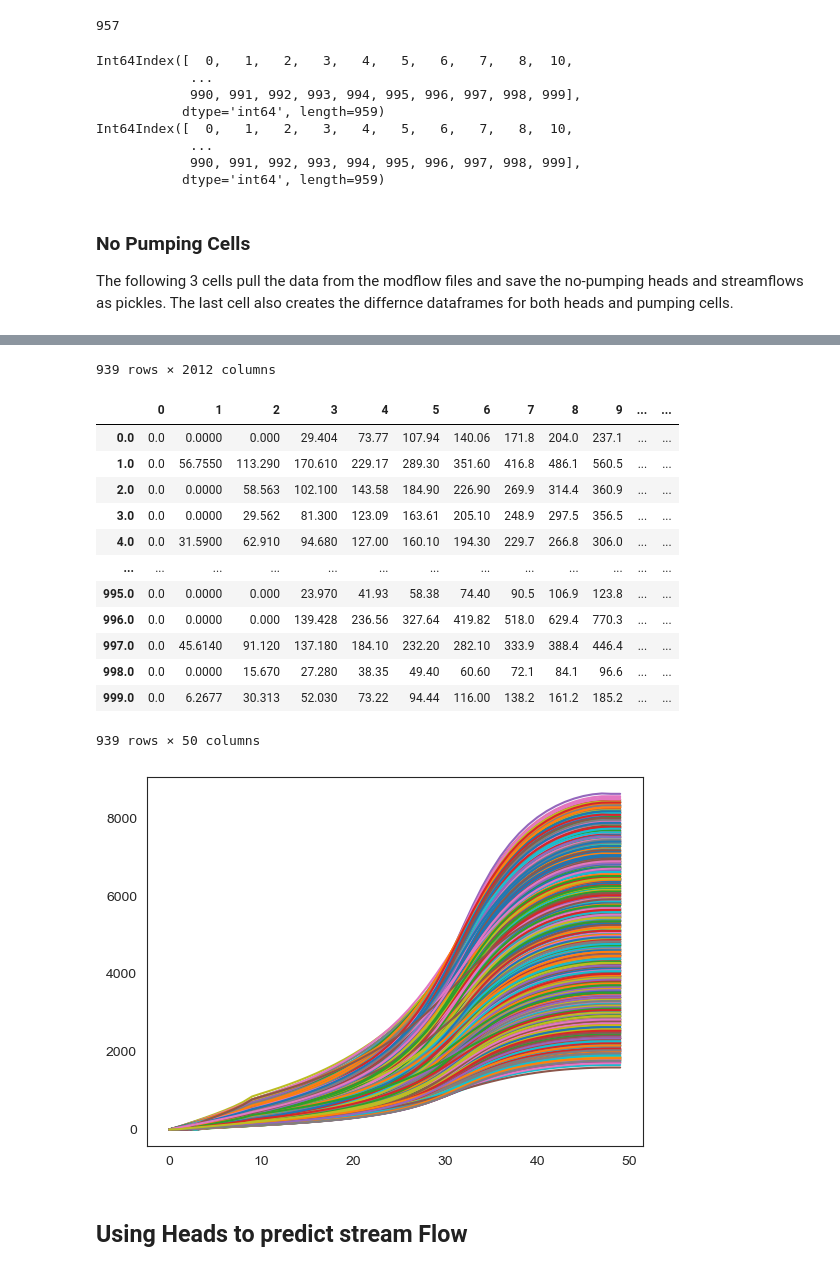
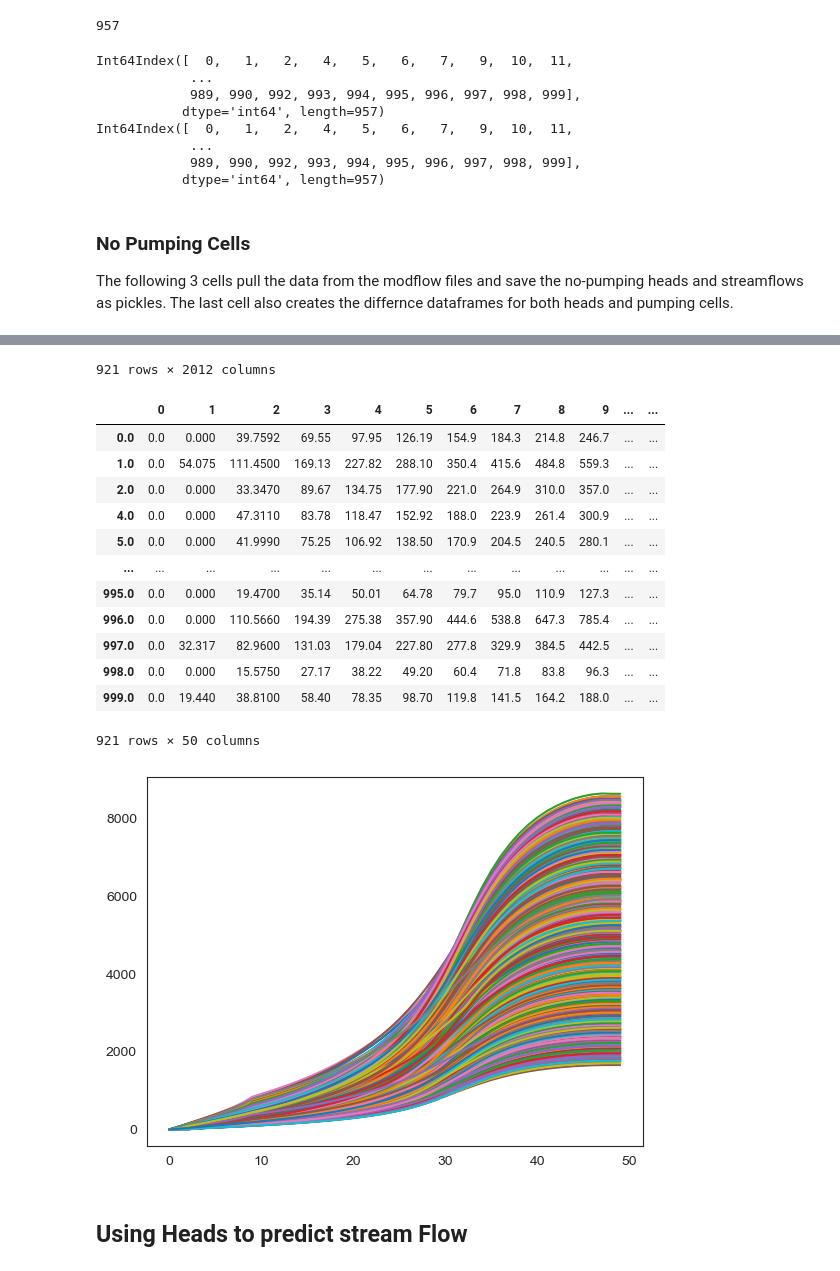
Before and after one commit to davermurray/mf-trees, a Jupyter notebook: mf-trees_SSscenario.ipynb, the cells around one changed output, grey strips where cells are left out. Saved outputs shown, nothing was run; the diff lists cells and outputs as text; code cells hidden in the pictures.

```diff
--- a/mf-trees_SSscenario.ipynb
+++ b/mf-trees_SSscenario.ipynb
@@ -44,10 +44,10 @@ col_dict = {'K':'Base K', 'Low_K_ratio': 'Confining Layer K (as a ratio to Base
 #data = np.loadtxt("mf_notebooks/ModflowSfrWellOutput750Test5.txt")
 
 #test 7 is the original 8 varying pars - test 11 is with constant K and Recharge
-data = np.loadtxt("mf_notebooks/ModflowSfrWellOutput1000Test9.txt")
+data = np.loadtxt("mf_notebooks/ModflowSfrWellOutput1000Test11.txt")
 
 #data = np.loadtxt("ModflowSfrOutput2500New.txt")
-error_list = np.loadtxt("mf_notebooks/ErrorSS_SfrWell1000Test9.txt")
+error_list = np.loadtxt("mf_notebooks/ErrorSS_SfrWell1000Test11.txt")
 eidx = np.array(error_list)[:,0].astype(int)
 # #print(eidx)
 temprange = np.arange(1000)
@@ -78,7 +78,7 @@ plt.show()
 #Save reach flow output as pkl
 #ReachQdf.to_pickle('outputs/SS_reachQ.pkl')
 # %%
-error_list = np.loadtxt("mf_notebooks/ErrorSS_SfrWell1000Test9.txt")
+error_list = np.loadtxt("mf_notebooks/ErrorSS_SfrWell1000Test11.txt")
 eidx = np.array(error_list)[:,0].astype(int)
 # #print(eidx)
 temprange = np.arange(1000)
@@ -160,7 +160,8 @@ Text(65.34722222222221, 0.5, 'Discharge (cmd)')
 #Getting rid of ensembles with 0 flow
 #ReachQdf = pd.read_pickle('outputs/SS_reachQ.pkl')
 #ReachQdf = pd.read_pickle('outputs/SS_reachQ_test5.pkl')
-ReachQdf = pd.read_pickle('outputs/SS_reachQ1000_Test9.pkl')
+ReachQdf = pd.read_pickle('outputs/SS_reachQ1000_Test11.pkl')#most current?
+#ReachQdf = pd.read_pickle('outputs/SS_reachQ1000_Test7.pkl')#original with all varying parameters
 
 
 #ReachQdf = pd.DataFrame(ReachQ)
@@ -326,7 +327,9 @@ well_head_df.to_pickle('outputs/heads/WellHead_SS1000Test9.pkl')
 #if not pulling new heads
 #well_head_df = pd.read_pickle('outputs/heads/WellHead_SS.pkl')
 #well_head_df= pd.read_pickle('outputs/heads/WellHead_SStest5.pkl')
-well_head_df= pd.read_pickle('outputs/heads/WellHead_SS1000Test9.pkl')
+well_head_df= pd.read_pickle('outputs/heads/WellHead_SS1000Test11.pkl')
+#well_head_df= pd.read_pickle('outputs/heads/WellHead_SS1000Test7.pkl')#initial test
+
 
 #well_head_df= pd.read_pickle('WellHead_SStest5.pkl')
 
@@ -338,14 +341,14 @@ print(ReachQdf.index)
 # we change ReachQdf to use the same ensemble members as well_head_df
 ReachQdf = ReachQdf.loc[well_head_df.index]
 # %% [output]
-Int64Index([  0,   1,   2,   3,   4,   5,   6,   7,   8,  10,
+Int64Index([  0,   1,   2,   4,   5,   6,   7,   9,  10,  11,
             ...
-            990, 991, 992, 993, 994, 995, 996, 997, 998, 999],
-           dtype='int64', length=959)
-Int64Index([  0,   1,   2,   3,   4,   5,   6,   7,   8,  10,
+            989, 990, 992, 993, 994, 995, 996, 997, 998, 999],
+           dtype='int64', length=957)
+Int64Index([  0,   1,   2,   4,   5,   6,   7,   9,  10,  11,
             ...
-            990, 991, 992, 993, 994, 995, 996, 997, 998, 999],
-           dtype='int64', length=959)
+            989, 990, 992, 993, 994, 995, 996, 997, 998, 999],
+           dtype='int64', length=957)
 # %% [markdown]
 ### No Pumping Cells
 
@@ -384,9 +387,9 @@ NoPumpingReachQ.to_pickle('outputs/SS_reachQ1000_Test9NoPumping.pkl')
 #plt.yscale('log')
 # %%
 #Calculating the difference in heads from the wells and in the flows from with the well and without
-NoPumpingReachQ = pd.read_pickle('outputs/SS_reachQ1000_test9NoPumping.pkl')
-No_pumping_well_head_df = pd.read_pickle('outputs/heads/WellHead_SS1000test9NoPumping.pkl')
-members = np.loadtxt("mf_notebooks/ModflowSfrWellOutput1000Test9NoPumping.txt")
+NoPumpingReachQ = pd.read_pickle('outputs/SS_reachQ1000_test11NoPumping.pkl')
+No_pumping_well_head_df = pd.read_pickle('outputs/heads/WellHead_SS1000test11NoPumping.pkl')
+members = np.loadtxt("mf_notebooks/ModflowSfrWellOutput1000Test11NoPumping.txt")
 
 diff_head_df = No_pumping_well_head_df - well_head_df.loc[members.astype('int')]
 diff_reachq_df = NoPumpingReachQ - ReachQdf.loc[members.astype('int')]
@@ -412,18 +415,18 @@ for i in members:
-939 rows × 2012 columns
+921 rows × 2012 columns
 |  | 0 | 1 | 2 | 3 | 4 | 5 | 6 | 7 | 8 | 9 | ... | ... |
-| 0.0 | 0.0 | 0.0000 | 0.000 | 29.404 | 73.77 | 107.94 | 140.06 | 171.8 | 204.0 | 237.1 | ... | ... |
-| 1.0 | 0.0 | 56.7550 | 113.290 | 170.610 | 229.17 | 289.30 | 351.60 | 416.8 | 486.1 | 560.5 | ... | ... |
-| 2.0 | 0.0 | 0.0000 | 58.563 | 102.100 | 143.58 | 184.90 | 226.90 | 269.9 | 314.4 | 360.9 | ... | ... |
-| 3.0 | 0.0 | 0.0000 | 29.562 | 81.300 | 123.09 | 163.61 | 205.10 | 248.9 | 297.5 | 356.5 | ... | ... |
-| 4.0 | 0.0 | 31.5900 | 62.910 | 94.680 | 127.00 | 160.10 | 194.30 | 229.7 | 266.8 | 306.0 | ... | ... |
+| 0.0 | 0.0 | 0.000 | 39.7592 | 69.55 | 97.95 | 126.19 | 154.9 | 184.3 | 214.8 | 246.7 | ... | ... |
+| 1.0 | 0.0 | 54.075 | 111.4500 | 169.13 | 227.82 | 288.10 | 350.4 | 415.6 | 484.8 | 559.3 | ... | ... |
+| 2.0 | 0.0 | 0.000 | 33.3470 | 89.67 | 134.75 | 177.90 | 221.0 | 264.9 | 310.0 | 357.0 | ... | ... |
+| 4.0 | 0.0 | 0.000 | 47.3110 | 83.78 | 118.47 | 152.92 | 188.0 | 223.9 | 261.4 | 300.9 | ... | ... |
+| 5.0 | 0.0 | 0.000 | 41.9990 | 75.25 | 106.92 | 138.50 | 170.9 | 204.5 | 240.5 | 280.1 | ... | ... |
 | ... | ... | ... | ... | ... | ... | ... | ... | ... | ... | ... | ... | ... |
-| 995.0 | 0.0 | 0.0000 | 0.000 | 23.970 | 41.93 | 58.38 | 74.40 | 90.5 | 106.9 | 123.8 | ... | ... |
-| 996.0 | 0.0 | 0.0000 | 0.000 | 139.428 | 236.56 | 327.64 | 419.82 | 518.0 | 629.4 | 770.3 | ... | ... |
-| 997.0 | 0.0 | 45.6140 | 91.120 | 137.180 | 184.10 | 232.20 | 282.10 | 333.9 | 388.4 | 446.4 | ... | ... |
-| 998.0 | 0.0 | 0.0000 | 15.670 | 27.280 | 38.35 | 49.40 | 60.60 | 72.1 | 84.1 | 96.6 | ... | ... |
-| 999.0 | 0.0 | 6.2677 | 30.313 | 52.030 | 73.22 | 94.44 | 116.00 | 138.2 | 161.2 | 185.2 | ... | ... |
+| 995.0 | 0.0 | 0.000 | 19.4700 | 35.14 | 50.01 | 64.78 | 79.7 | 95.0 | 110.9 | 127.3 | ... | ... |
+| 996.0 | 0.0 | 0.000 | 110.5660 | 194.39 | 275.38 | 357.90 | 444.6 | 538.8 | 647.3 | 785.4 | ... | ... |
+| 997.0 | 0.0 | 32.317 | 82.9600 | 131.03 | 179.04 | 227.80 | 277.8 | 329.9 | 384.5 | 442.5 | ... | ... |
+| 998.0 | 0.0 | 0.000 | 15.5750 | 27.17 | 38.22 | 49.20 | 60.4 | 71.8 | 83.8 | 96.3 | ... | ... |
+| 999.0 | 0.0 | 19.440 | 38.8100 | 58.40 | 78.35 | 98.70 | 119.8 | 141.5 | 164.2 | 188.0 | ... | ... |
-939 rows × 50 columns
+921 rows × 50 columns
-[figure, old version]
+[figure, new version]
 # %% [markdown]
 ## Using Heads to predict stream Flow
 # %%
```
Also changed, not shown: parts of 16 cells of this notebook, 6 other files.
